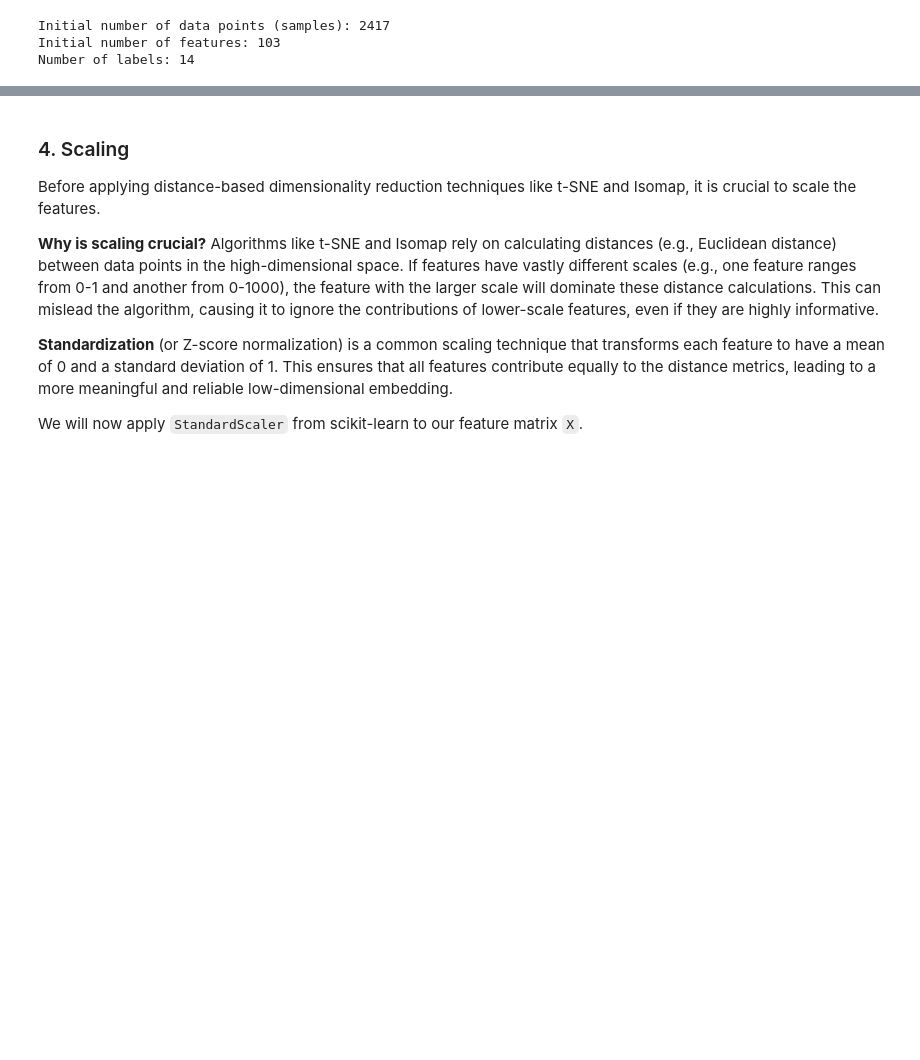
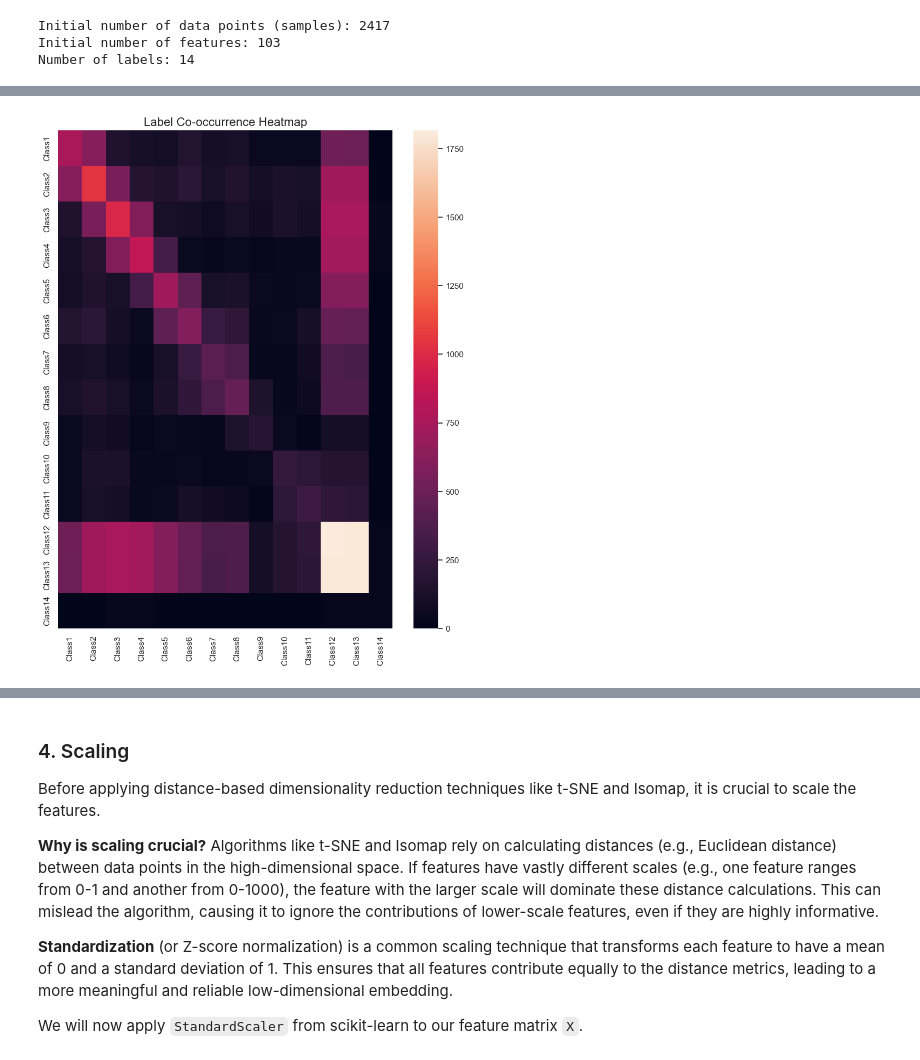
Before and after one commit to Saranath07/Assignment-5-DA5401-da25e003, a Jupyter notebook: da25e003_Assignment_5.ipynb, the cells around one changed output, grey strips where cells are left out. Drawn from its saved outputs; the diff is of its cells as text; code cells hidden in the pictures; blank space fills up the shorter version.

```diff
--- a/da25e003_Assignment_5.ipynb
+++ b/da25e003_Assignment_5.ipynb
@@ -73,0 +102,12 @@ Number of labels: 14
+# %%
+# Compute the co-occurrence matrix
+Y_df = pd.DataFrame(Y, columns=label_names)
+co_occurrence_matrix = Y_df.T.dot(Y_df)
+
+# Plot the heatmap
+plt.figure(figsize=(10, 12))
+sns.heatmap(co_occurrence_matrix, annot=False)
+plt.title('Label Co-occurrence Heatmap', fontsize=16)
+plt.show()
+# %% [output]
+[figure, added]
```
Also changed, not shown: parts of 26 cells of this notebook, 2 other files.
